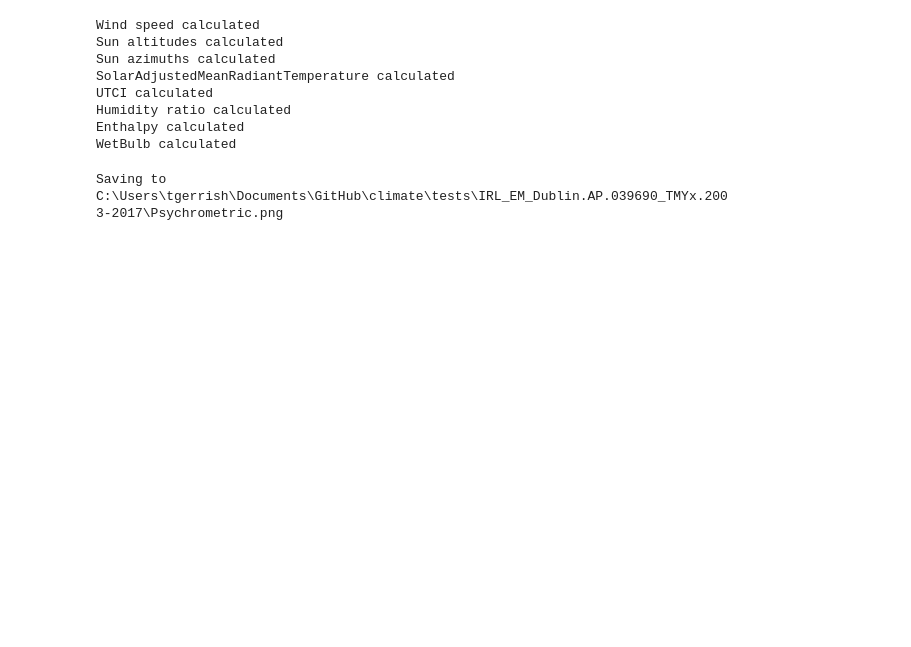
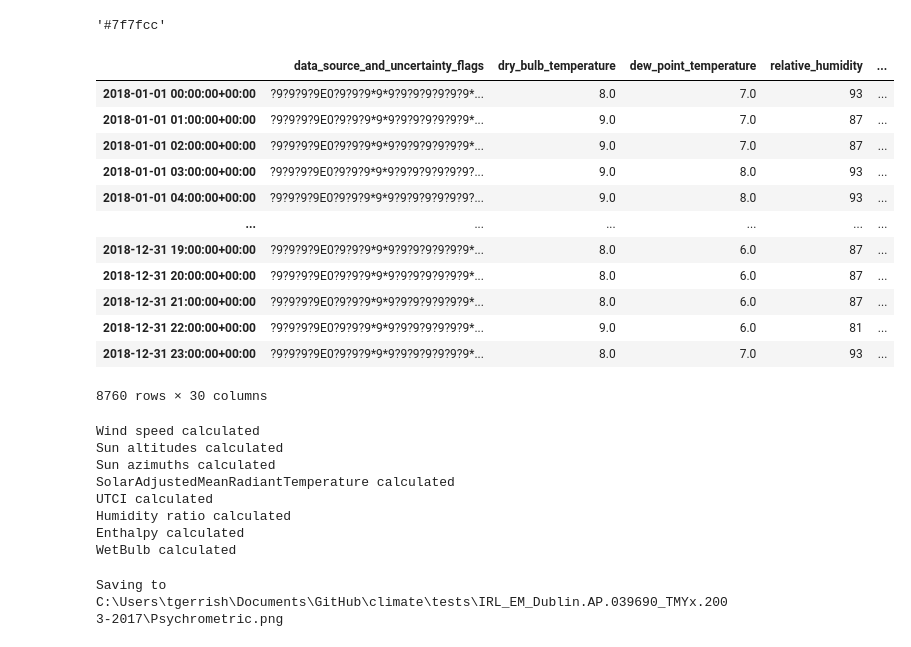
Before and after one commit to cycle13/climate, a Jupyter notebook: test.ipynb, the cells around one changed output. Cells and saved outputs as stored; diff of their text form; code cells hidden in the pictures; blank space fills up the shorter version.

```diff
--- a/test.ipynb
+++ b/test.ipynb
@@ -11,3 +10,27 @@ a.read()
+# %%
+bh = BuroHappold()
+bh.colors["official"]["BrandGreen"]
+
+rgb_to_hex(bh.colors["official"]["BrandGreen"])
+rgb_to_hex([0.5, 0.5, 0.8])
+# %% [output]
+'#7f7fcc'
+# %%
+a.df
+# %% [output]
+|  | data_source_and_uncertainty_flags | dry_bulb_temperature | dew_point_temperature | relative_humidity | ... |
+| 2018-01-01 00:00:00+00:00 | ?9?9?9?9E0?9?9?9*9*9?9?9?9?9?9?9*... | 8.0 | 7.0 | 93 | ... |
+| 2018-01-01 01:00:00+00:00 | ?9?9?9?9E0?9?9?9*9*9?9?9?9?9?9?9*... | 9.0 | 7.0 | 87 | ... |
+| 2018-01-01 02:00:00+00:00 | ?9?9?9?9E0?9?9?9*9*9?9?9?9?9?9?9*... | 9.0 | 7.0 | 87 | ... |
+| 2018-01-01 03:00:00+00:00 | ?9?9?9?9E0?9?9?9*9*9?9?9?9?9?9?9?... | 9.0 | 8.0 | 93 | ... |
+| 2018-01-01 04:00:00+00:00 | ?9?9?9?9E0?9?9?9*9*9?9?9?9?9?9?9?... | 9.0 | 8.0 | 93 | ... |
+| ... | ... | ... | ... | ... | ... |
+| 2018-12-31 19:00:00+00:00 | ?9?9?9?9E0?9?9?9*9*9?9?9?9?9?9?9*... | 8.0 | 6.0 | 87 | ... |
+| 2018-12-31 20:00:00+00:00 | ?9?9?9?9E0?9?9?9*9*9?9?9?9?9?9?9*... | 8.0 | 6.0 | 87 | ... |
+| 2018-12-31 21:00:00+00:00 | ?9?9?9?9E0?9?9?9*9*9?9?9?9?9?9?9*... | 8.0 | 6.0 | 87 | ... |
+| 2018-12-31 22:00:00+00:00 | ?9?9?9?9E0?9?9?9*9*9?9?9?9?9?9?9*... | 9.0 | 6.0 | 81 | ... |
+| 2018-12-31 23:00:00+00:00 | ?9?9?9?9E0?9?9?9*9*9?9?9?9?9?9?9*... | 8.0 | 7.0 | 93 | ... |
+8760 rows × 30 columns
 # %%
 # Preprocess
 
```
Also changed, not shown: parts of 5 cells of this notebook, 2 other files.
